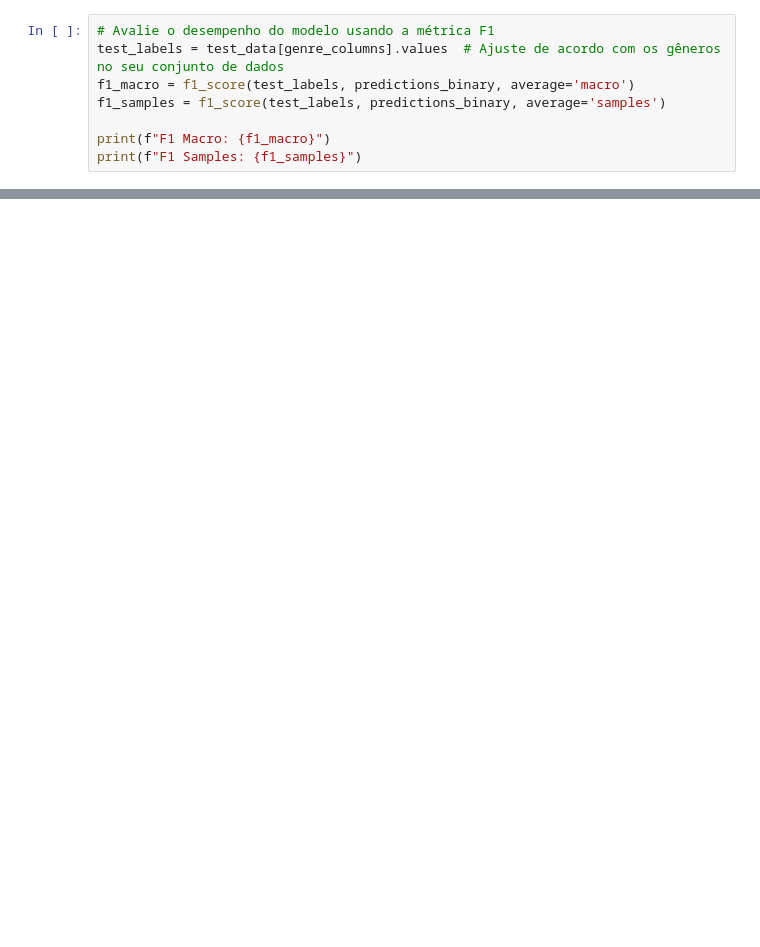
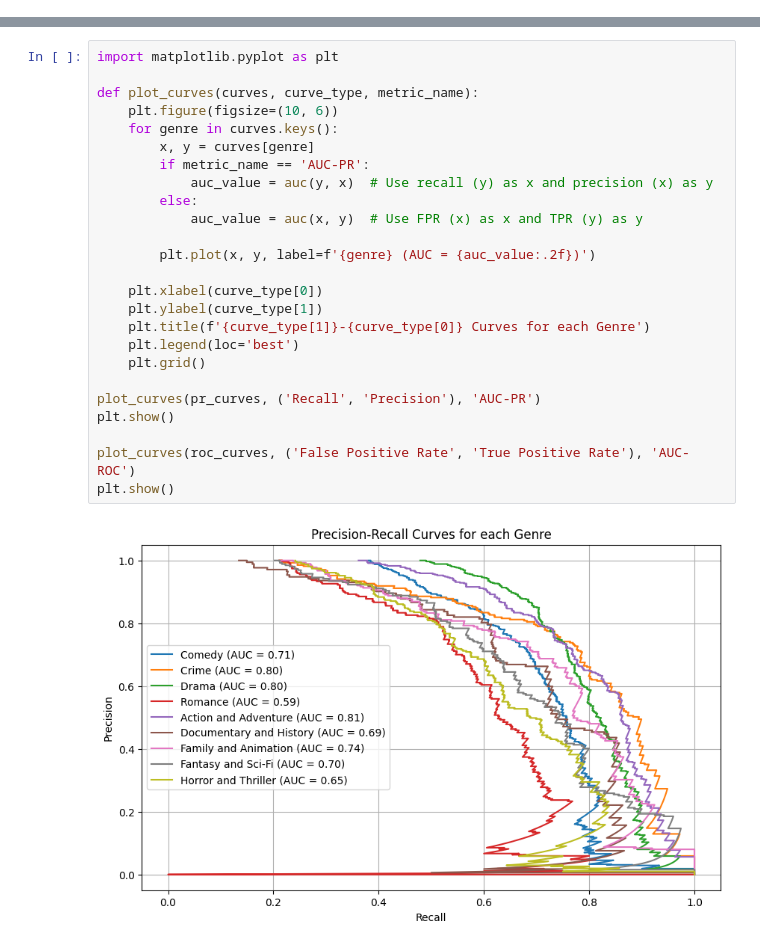
Before and after one commit to xavier-santos/Challenge3-Team7-MEIA-2022-2023, a Jupyter notebook: notebooks/Classification-BERT.ipynb, the cells around one changed output, grey strips where cells are left out. Cells and saved outputs as stored; diff of their text form; blank space fills up the shorter version.

```diff
--- a/notebooks/Classification-BERT.ipynb
+++ b/notebooks/Classification-BERT.ipynb
@@ -162,8 +159,0 @@ Epoch 5/5 | Test loss: 0.3555926736444235
-# %%
-# Avalie o desempenho do modelo usando a métrica F1
-test_labels = test_data[genre_columns].values  # Ajuste de acordo com os gêneros no seu conjunto de dados
-f1_macro = f1_score(test_labels, predictions_binary, average='macro')
-f1_samples = f1_score(test_labels, predictions_binary, average='samples')
-
-print(f"F1 Macro: {f1_macro}")
-print(f"F1 Samples: {f1_samples}")
@@ -228,0 +241,27 @@ print(results)
+# %%
+import matplotlib.pyplot as plt
+
+def plot_curves(curves, curve_type, metric_name):
+    plt.figure(figsize=(10, 6))
+    for genre in curves.keys():
+        x, y = curves[genre]
+        if metric_name == 'AUC-PR':
+            auc_value = auc(y, x)  # Use recall (y) as x and precision (x) as y
+        else:
+            auc_value = auc(x, y)  # Use FPR (x) as x and TPR (y) as y
+
+        plt.plot(x, y, label=f'{genre} (AUC = {auc_value:.2f})')
+
+    plt.xlabel(curve_type[0])
+    plt.ylabel(curve_type[1])
+    plt.title(f'{curve_type[1]}-{curve_type[0]} Curves for each Genre')
+    plt.legend(loc='best')
+    plt.grid()
+
+plot_curves(pr_curves, ('Recall', 'Precision'), 'AUC-PR')
+plt.show()
+
+plot_curves(roc_curves, ('False Positive Rate', 'True Positive Rate'), 'AUC-ROC')
+plt.show()
+# %% [output]
+[figure, added]
```
Also changed, not shown: parts of 8 cells of this notebook.
